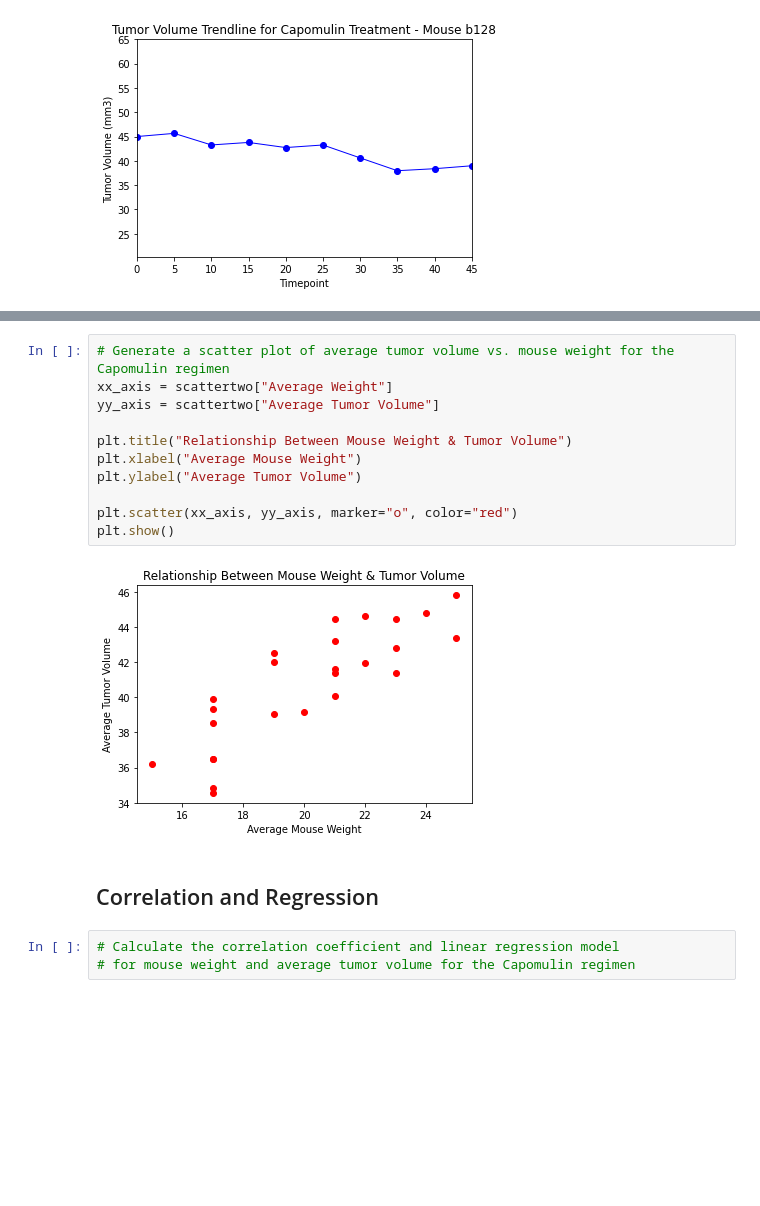
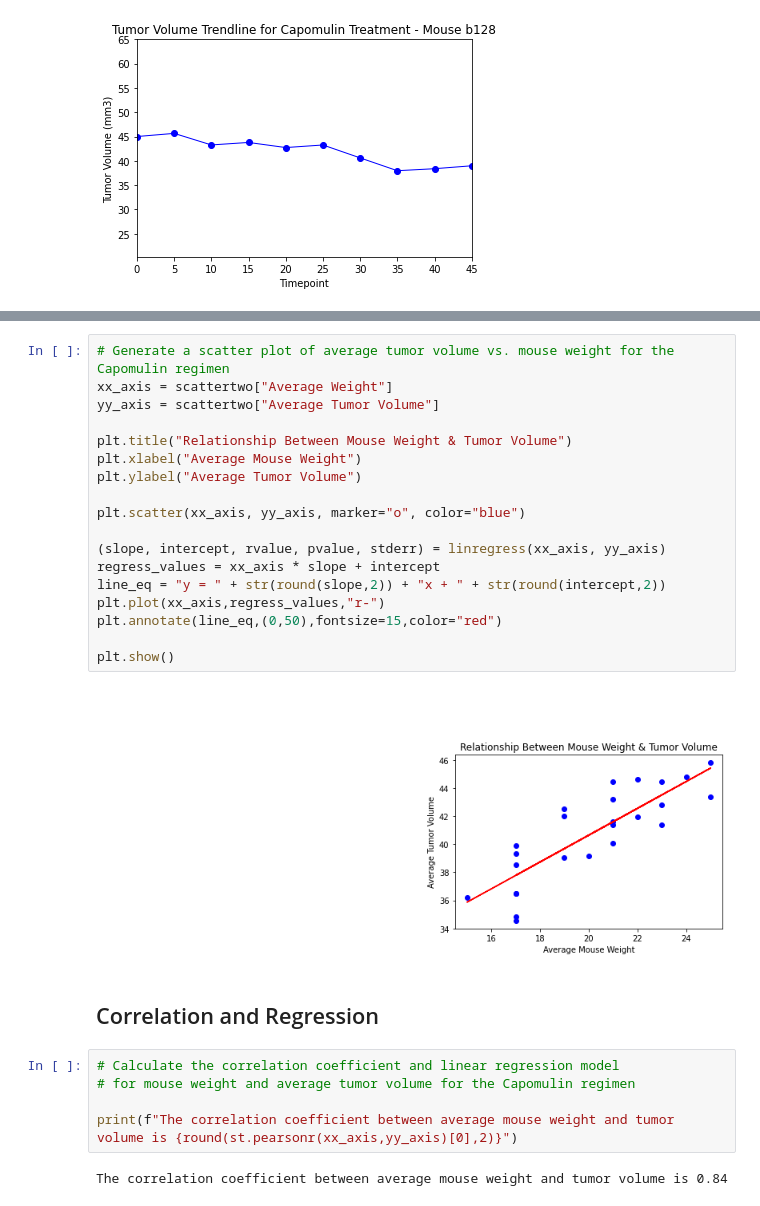
Before and after one commit to rodgerskent/matplotlib_challenge, a Jupyter notebook: Pymaceuticals/pymaceuticals_starter.ipynb, the cells around one changed output, grey strips where cells are left out. Cells and saved outputs as stored; diff of their text form; blank space fills up the shorter version.

```diff
--- a/Pymaceuticals/pymaceuticals_starter.ipynb
+++ b/Pymaceuticals/pymaceuticals_starter.ipynb
@@ -490,18 +483,29 @@ Name: Average Tumor Volume, dtype: float64
 # %%
 # Generate a scatter plot of average tumor volume vs. mouse weight for the Capomulin regimen
 xx_axis = scattertwo["Average Weight"]
 yy_axis = scattertwo["Average Tumor Volume"]
 
 plt.title("Relationship Between Mouse Weight & Tumor Volume")
 plt.xlabel("Average Mouse Weight")
 plt.ylabel("Average Tumor Volume")
 
-plt.scatter(xx_axis, yy_axis, marker="o", color="red")
+plt.scatter(xx_axis, yy_axis, marker="o", color="blue")
+
+(slope, intercept, rvalue, pvalue, stderr) = linregress(xx_axis, yy_axis)
+regress_values = xx_axis * slope + intercept
+line_eq = "y = " + str(round(slope,2)) + "x + " + str(round(intercept,2))
+plt.plot(xx_axis,regress_values,"r-")
+plt.annotate(line_eq,(0,50),fontsize=15,color="red")
+
 plt.show()
 # %% [output]
-[figure, old version]
+[figure, new version]
 # %% [markdown]
 ## Correlation and Regression
 # %%
 # Calculate the correlation coefficient and linear regression model
 # for mouse weight and average tumor volume for the Capomulin regimen
+
+print(f"The correlation coefficient between average mouse weight and tumor volume is {round(st.pearsonr(xx_axis,yy_axis)[0],2)}")
+# %% [output]
+The correlation coefficient between average mouse weight and tumor volume is 0.84
```
Also changed, not shown: parts of 13 cells of this notebook.
